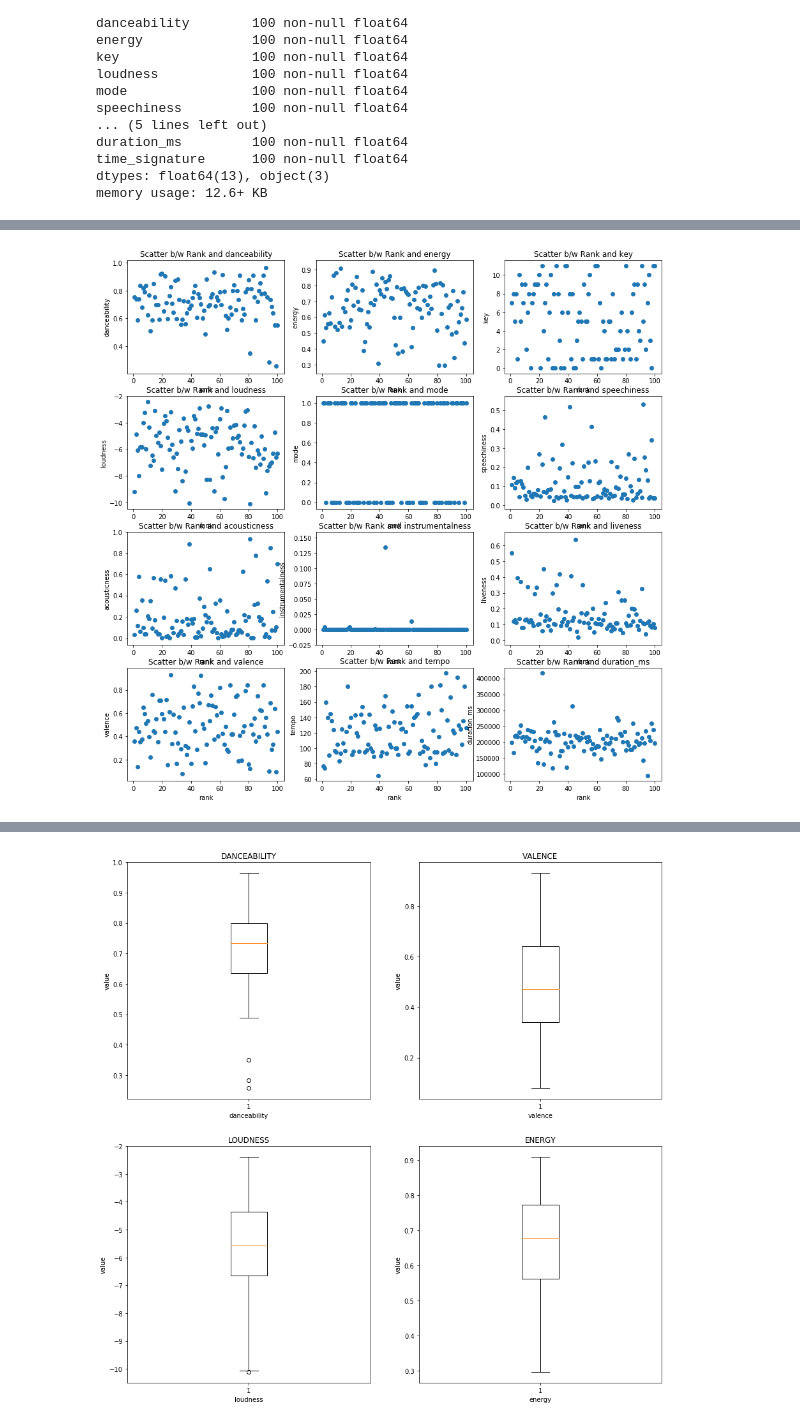
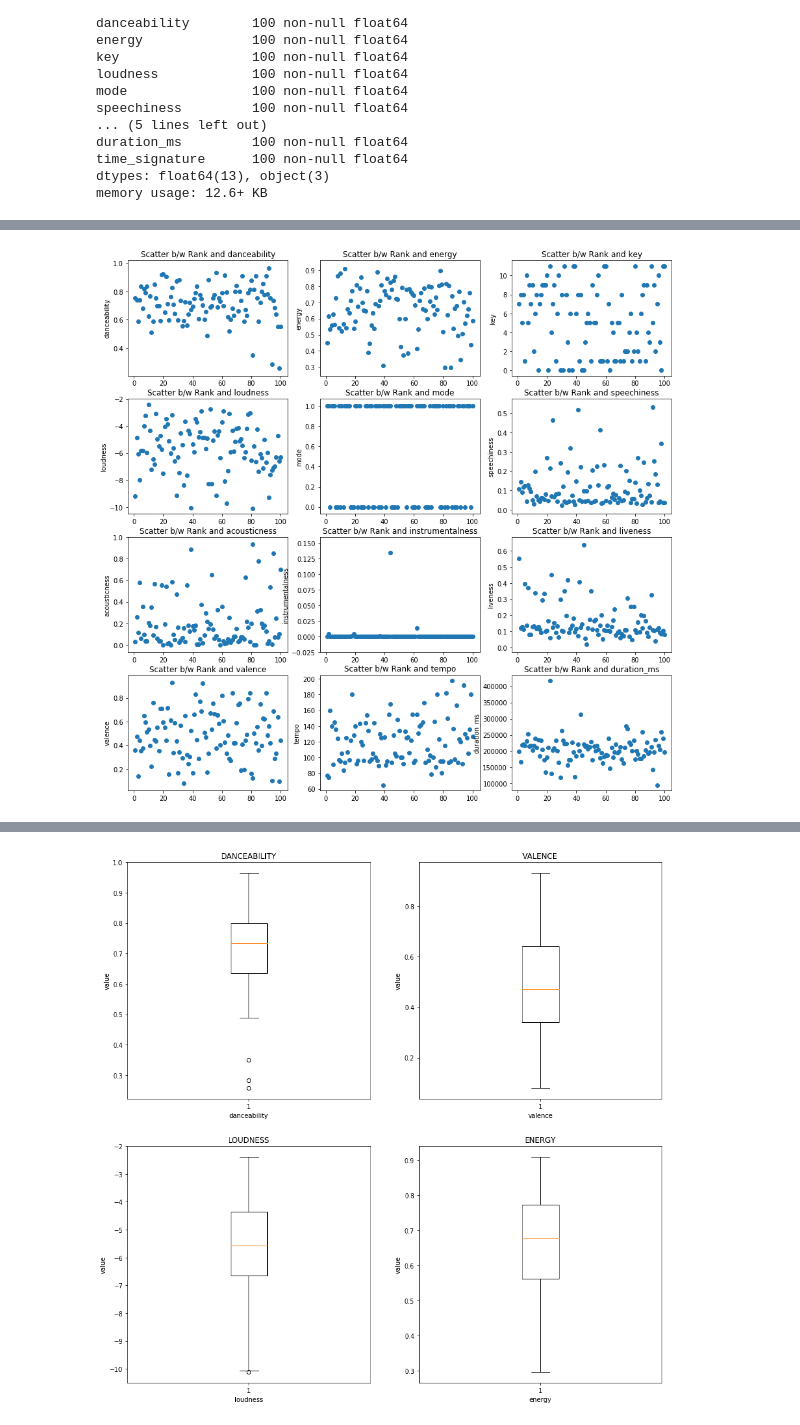
Before and after one commit to vineethsuhas/psuStatProject, a Jupyter notebook: kaggle_spotify.ipynb, the cells around one changed output, grey strips where cells are left out. Drawn from its saved outputs; the diff is of its cells as text; code cells hidden in the pictures.

Commit message:
images and report

```diff
--- a/kaggle_spotify.ipynb
+++ b/kaggle_spotify.ipynb
@@ -86,20 +78,22 @@ songs.head()
 # %%
 # Just check the scatter plots of multiple features with their rankings:
 song_props = songs.columns[3:16]
 rank = songs['rank']
 
 fig, axes = plt.subplots(nrows=4, ncols=3)
 fig.set_size_inches(15, 15)
 for ax, col in zip(axes.flat, song_props):
     ax.scatter(rank, songs[col])
     ax.set_title("Scatter b/w Rank and {0}".format(col))
-    ax.set_xlabel('rank')
+    ax.set_xlabel('')
     ax.set_ylabel(col)
+
+plt.savefig('rank_scatter.jpg')
 
 # By simply observing the plot, we can say that there is no specific pattern between the rank of the song and
 # the characteristic of the song. So moving on to find the correlation between the characteristics.
 # %% [output]
-[figure, old version]
+[figure, new version]
 # %%
 # Get the correlation matrix for all the characteristics of the songs:
 corr_coeff = songs.corr()
```
Also changed, not shown: parts of 6 cells of this notebook, 7 other files.
